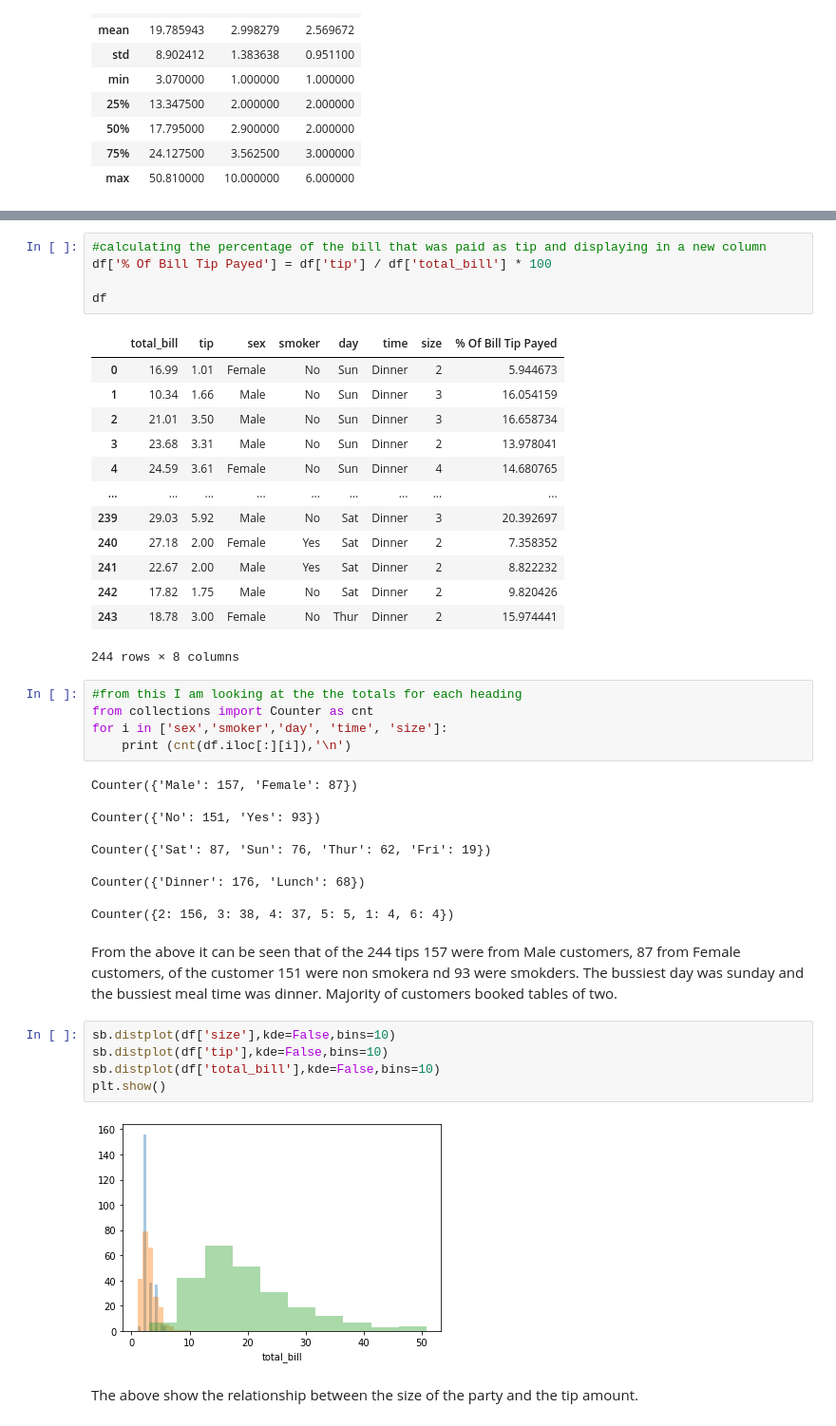
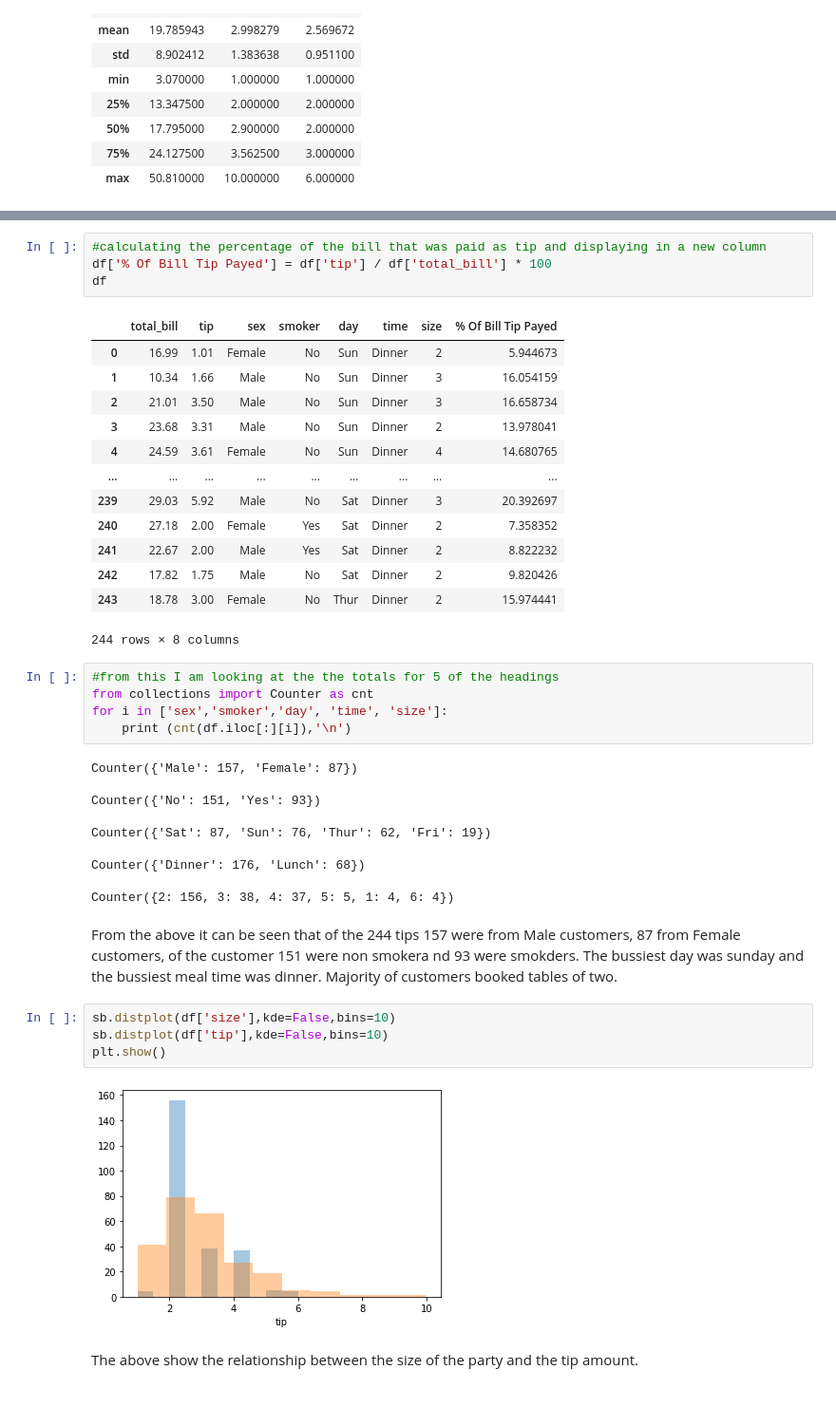
Before and after one commit to LauraBrogan/Programming-Project-2020, a Jupyter notebook: Programming Project 2020.ipynb, the cells around one changed output, grey strips where cells are left out. Shown: that part at 95% size. Saved outputs shown, nothing was run; the diff lists cells and outputs as text; blank space fills up the shorter version.

```diff
--- a/Programming Project 2020.ipynb
+++ b/Programming Project 2020.ipynb
@@ -48,7 +50,6 @@ df.describe()
 # %%
 #calculating the percentage of the bill that was paid as tip and displaying in a new column
 df['% Of Bill Tip Payed'] = df['tip'] / df['total_bill'] * 100
-
 df
 # %% [output]
 |  | total_bill | tip | sex | smoker | day | time | size | % Of Bill Tip Payed |
@@ -65,7 +66,7 @@ df
 | 243 | 18.78 | 3.00 | Female | No | Thur | Dinner | 2 | 15.974441 |
 244 rows × 8 columns
 # %%
-#from this I am looking at the the totals for each heading
+#from this I am looking at the the totals for 5 of the headings
 from collections import Counter as cnt
 for i in ['sex','smoker','day', 'time', 'size']:
     print (cnt(df.iloc[:][i]),'\n')
@@ -84,9 +85,8 @@ From the above it can be seen that of the 244 tips 157 were from Male customers,
 # %%
 sb.distplot(df['size'],kde=False,bins=10)
 sb.distplot(df['tip'],kde=False,bins=10)
-sb.distplot(df['total_bill'],kde=False,bins=10)
 plt.show()
 # %% [output]
-[figure, old version]
+[figure, new version]
 # %% [markdown]
 The above show the relationship between the size of the party and the tip amount.
```
Also changed, not shown: parts of 10 cells of this notebook.
